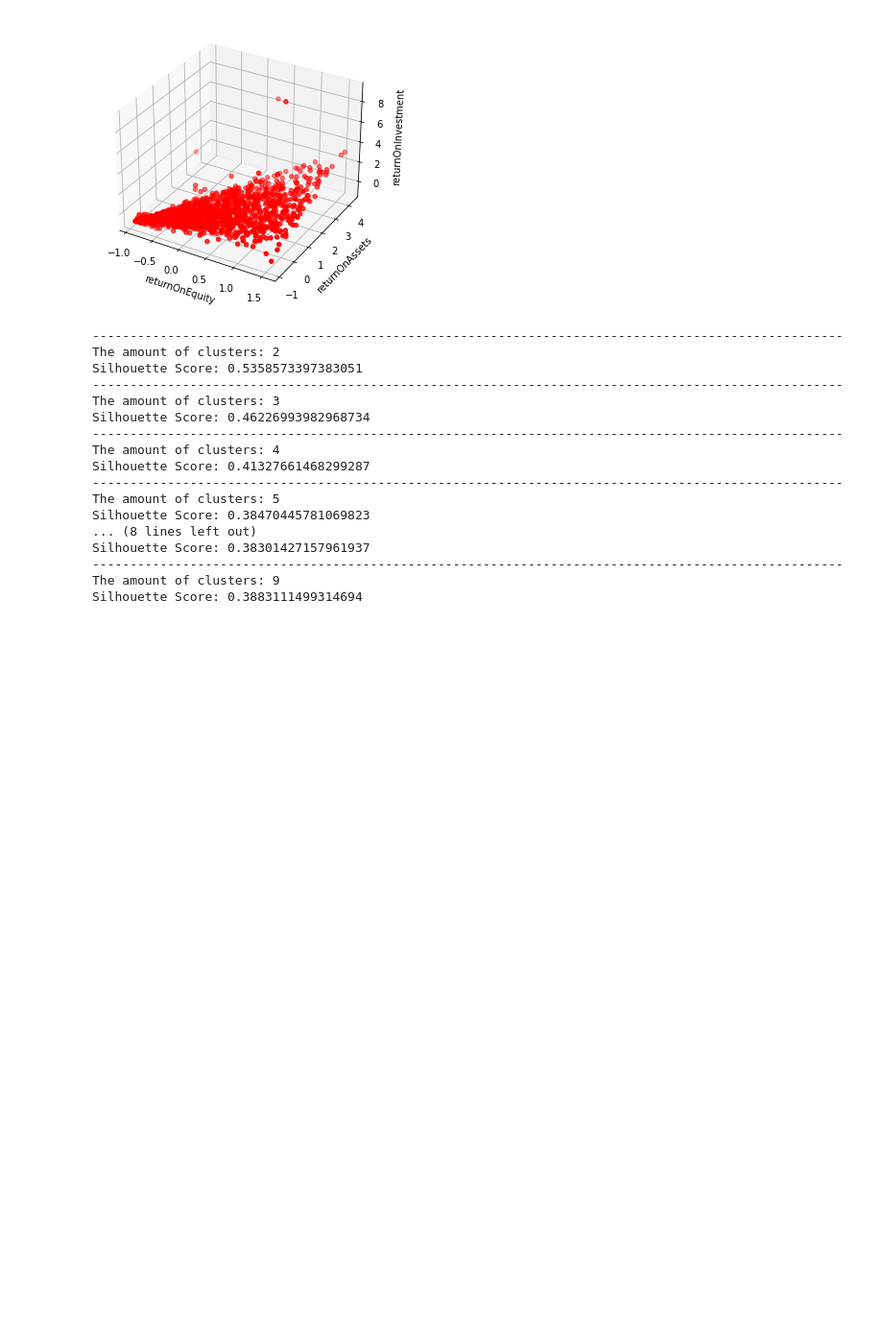
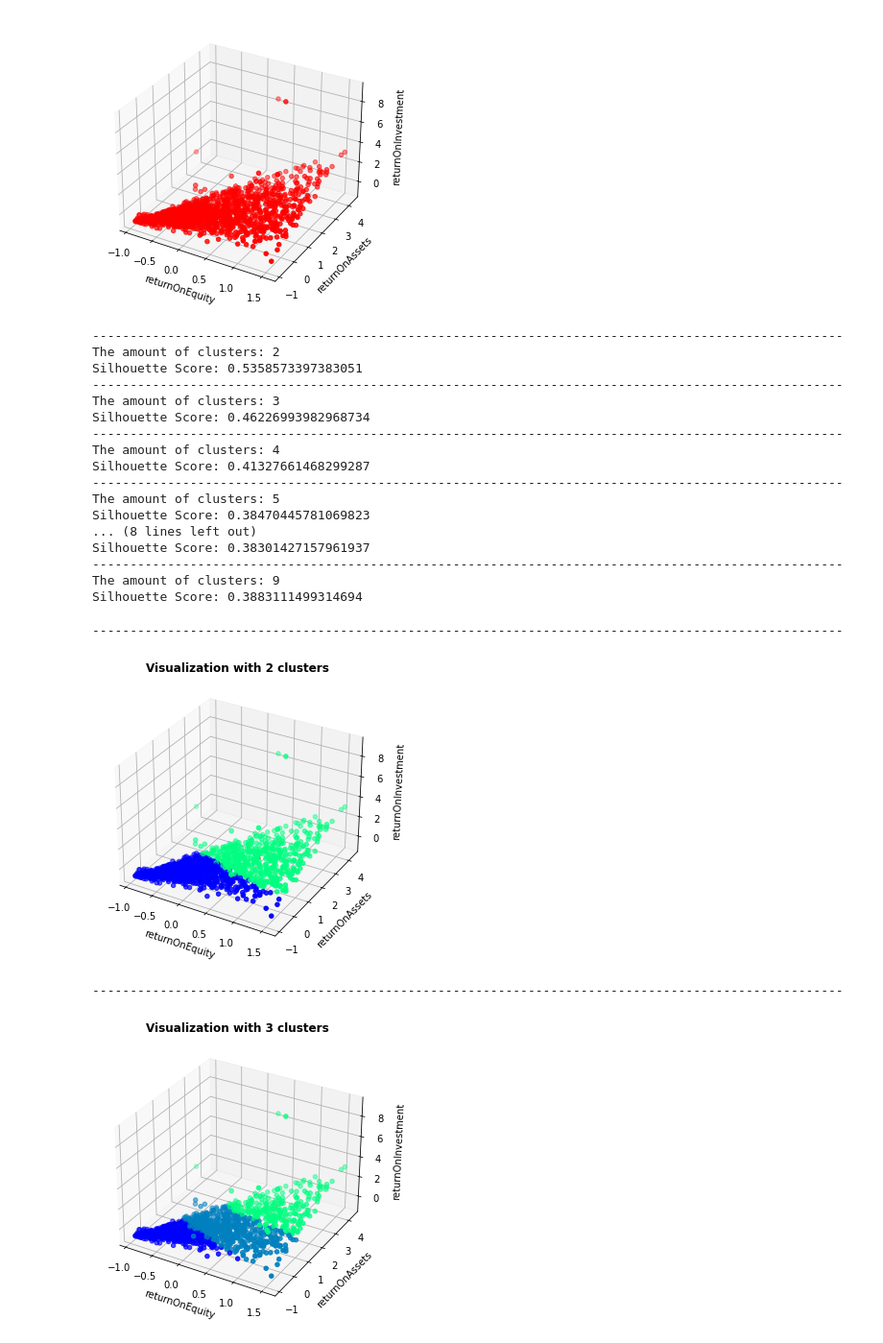
Before and after one commit to Adam-Mahdi/ML-Finance, a Jupyter notebook: Clustering Stocks.ipynb, the cells around one changed output. Shown at 96% size. Saved outputs shown, nothing was run; the diff lists cells and outputs as text; code cells hidden in the pictures; blank space fills up the shorter version.

Commit message:
evaluating clustering models

```diff
--- a/Clustering Stocks.ipynb
+++ b/Clustering Stocks.ipynb
@@ -286,3 +286,47 @@ Silhouette Score: 0.38301427157961937
 ----------------------------------------------------------------------------------------------------
 The amount of clusters: 9
 Silhouette Score: 0.3883111499314694
+# %%
+clusters_selected = [2, 3]
+
+for cluster in clusters_selected:
+
+    print("-"*100)
+
+    kmeans = KMeans(n_clusters= cluster, random_state = 0).fit(robust_X_train)
+
+    #defining the clusters
+    centers_cluster = kmeans.cluster_centers_
+    C_1 = centers_cluster[:, 0]
+    C_2 = centers_cluster[:, 1]
+    C_3 = centers_cluster[:, 2]
+
+
+    #defining the figure
+    fig = plt.figure()
+    ax = Axes3D(fig)
+
+    #defining the axis
+    x = robust_X_train[:,0]
+    y = robust_X_train[:,1]
+    z = robust_X_train[:,2]
+
+    #defining the axis labels
+    names_column = df_indicators.columns
+    ax.set_xlabel(names_column[0])
+    ax.set_ylabel(names_column[1])
+    ax.set_zlabel(names_column[2])
+
+    # defining scatter plot
+    ax.scatter(x, y, z, c=kmeans.labels_.astype(float), cmap='winter', marker = 'o')
+    ax.scatter(C_1, C_2, C_3, marker='x',color ='r')
+
+    #defining the title
+    plt.title("Visualization with {} clusters".format(cluster), fontweight='bold')
+
+    plt.show()
+# %% [output]
+----------------------------------------------------------------------------------------------------
+[figure, added]
+----------------------------------------------------------------------------------------------------
+[figure, added]
```
